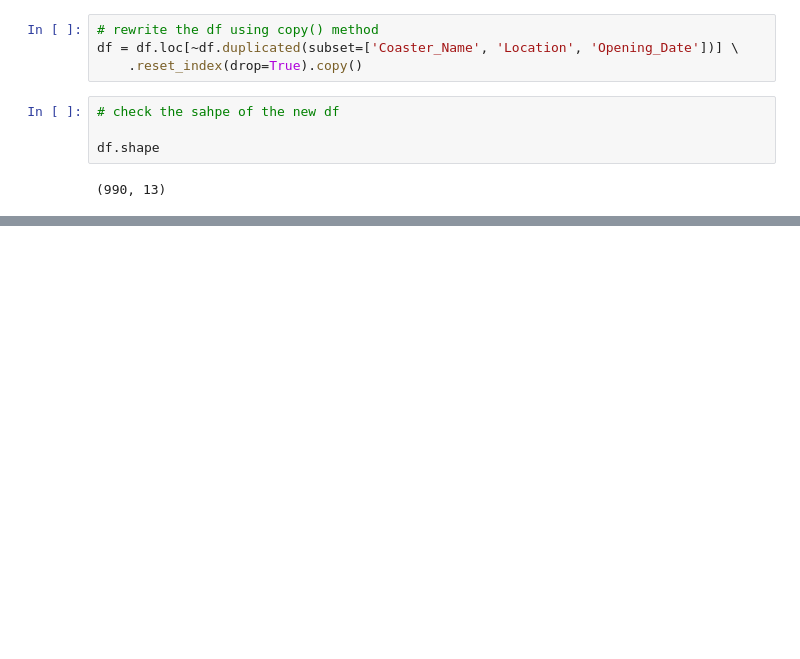
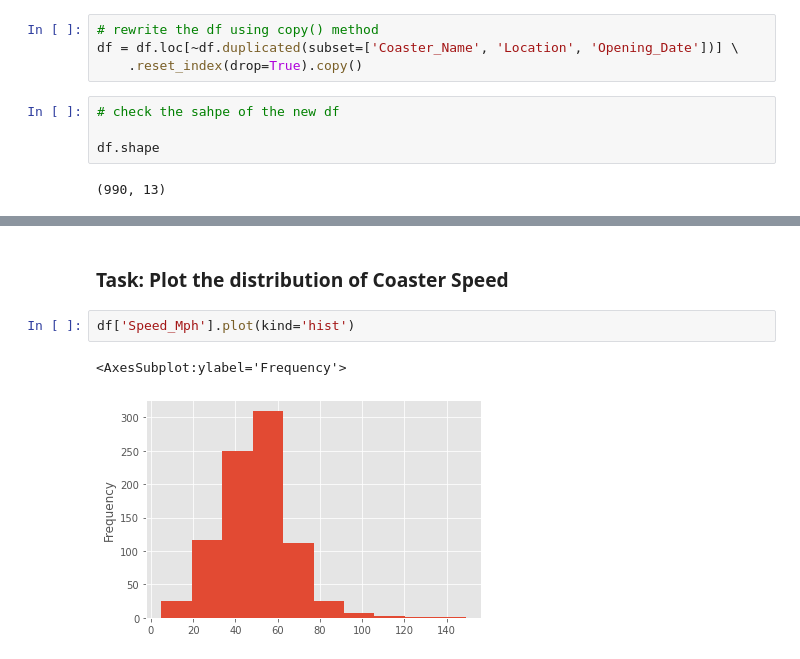
Before and after one commit to benkaan001/pandas_and_beyond, a Jupyter notebook: analyze_data/00_rollercoaster.ipynb, the cells around one changed output, grey strips where cells are left out. Saved outputs shown, nothing was run; the diff lists cells and outputs as text; blank space fills up the shorter version.

```diff
--- a/analyze_data/00_rollercoaster.ipynb
+++ b/analyze_data/00_rollercoaster.ipynb
@@ -443,0 +485,7 @@ df.shape
+# %% [markdown]
+### Task: Plot the distribution of Coaster Speed
+# %%
+df['Speed_Mph'].plot(kind='hist')
+# %% [output]
+<AxesSubplot:ylabel='Frequency'>
+[figure, added]
```
Also changed, not shown: parts of 12 cells of this notebook.
